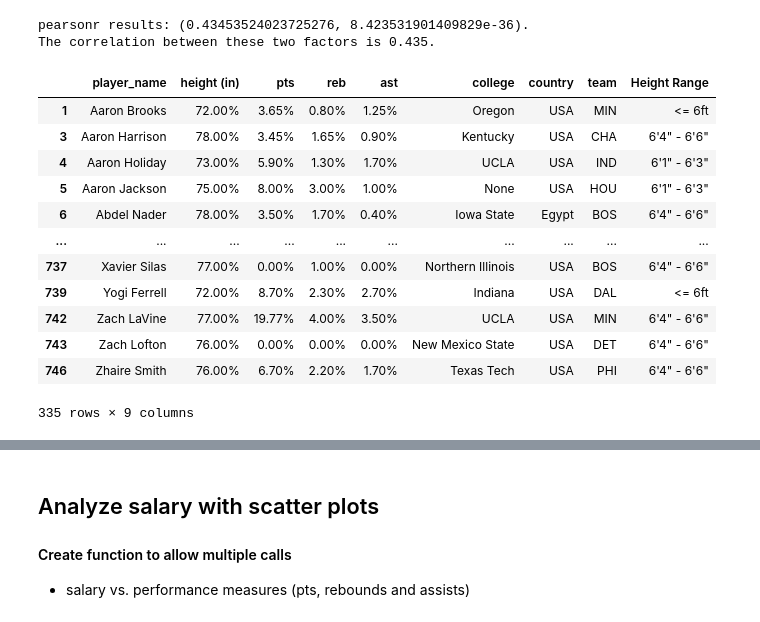
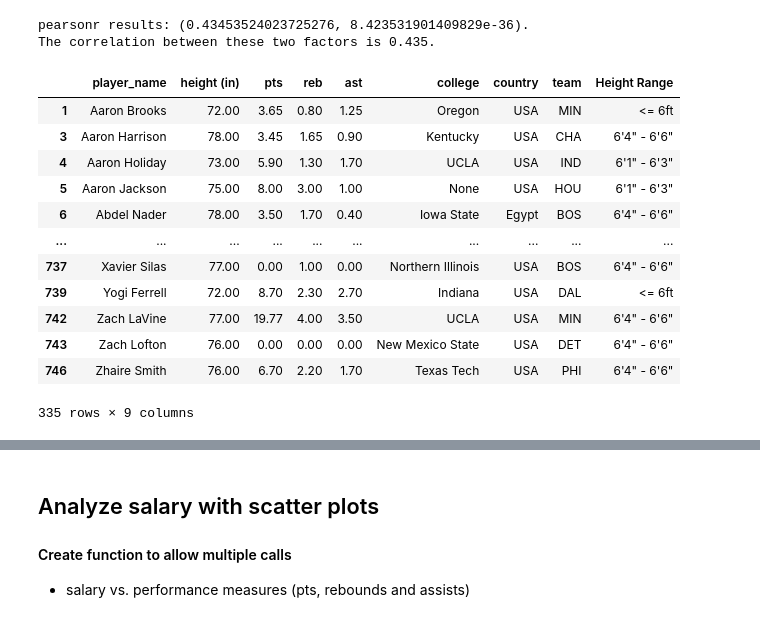
Before and after one commit to ic17rey/butler-groupA-project1, a Jupyter notebook: nba_height_project_analysis.ipynb, the cells around one changed output, grey strips where cells are left out. Saved outputs shown, nothing was run; the diff lists cells and outputs as text; code cells hidden in the pictures.

```diff
--- a/nba_height_project_analysis.ipynb
+++ b/nba_height_project_analysis.ipynb
@@ -460,22 +466,26 @@ plt.savefig(ht_vs_reb_lin_reg_output_image)
 plt.show()
 # %%
 # Explore the same kind of plotting, heights < mean
-#create chart showing rebounds players shorter than average
+# Create chart showing rebounds players shorter than average
+
+# Update the formatting
+pd.options.display.float_format = "{:.2f}".format
+
 heights_below_mean_df = nba_stats_df.loc[nba_stats_df["height (in)"] < (mean_heights_numpy)]
 heights_below_mean_df
 # %% [output]
 |  | player_name | height (in) | pts | reb | ast | college | country | team | Height Range |
-| 1 | Aaron Brooks | 72.00% | 3.65% | 0.80% | 1.25% | Oregon | USA | MIN | <= 6ft |
-| 3 | Aaron Harrison | 78.00% | 3.45% | 1.65% | 0.90% | Kentucky | USA | CHA | 6'4" - 6'6" |
-| 4 | Aaron Holiday | 73.00% | 5.90% | 1.30% | 1.70% | UCLA | USA | IND | 6'1" - 6'3" |
-| 5 | Aaron Jackson | 75.00% | 8.00% | 3.00% | 1.00% | None | USA | HOU | 6'1" - 6'3" |
-| 6 | Abdel Nader | 78.00% | 3.50% | 1.70% | 0.40% | Iowa State | Egypt | BOS | 6'4" - 6'6" |
+| 1 | Aaron Brooks | 72.00 | 3.65 | 0.80 | 1.25 | Oregon | USA | MIN | <= 6ft |
+| 3 | Aaron Harrison | 78.00 | 3.45 | 1.65 | 0.90 | Kentucky | USA | CHA | 6'4" - 6'6" |
+| 4 | Aaron Holiday | 73.00 | 5.90 | 1.30 | 1.70 | UCLA | USA | IND | 6'1" - 6'3" |
+| 5 | Aaron Jackson | 75.00 | 8.00 | 3.00 | 1.00 | None | USA | HOU | 6'1" - 6'3" |
+| 6 | Abdel Nader | 78.00 | 3.50 | 1.70 | 0.40 | Iowa State | Egypt | BOS | 6'4" - 6'6" |
 | ... | ... | ... | ... | ... | ... | ... | ... | ... | ... |
-| 737 | Xavier Silas | 77.00% | 0.00% | 1.00% | 0.00% | Northern Illinois | USA | BOS | 6'4" - 6'6" |
-| 739 | Yogi Ferrell | 72.00% | 8.70% | 2.30% | 2.70% | Indiana | USA | DAL | <= 6ft |
-| 742 | Zach LaVine | 77.00% | 19.77% | 4.00% | 3.50% | UCLA | USA | MIN | 6'4" - 6'6" |
-| 743 | Zach Lofton | 76.00% | 0.00% | 0.00% | 0.00% | New Mexico State | USA | DET | 6'4" - 6'6" |
-| 746 | Zhaire Smith | 76.00% | 6.70% | 2.20% | 1.70% | Texas Tech | USA | PHI | 6'4" - 6'6" |
+| 737 | Xavier Silas | 77.00 | 0.00 | 1.00 | 0.00 | Northern Illinois | USA | BOS | 6'4" - 6'6" |
+| 739 | Yogi Ferrell | 72.00 | 8.70 | 2.30 | 2.70 | Indiana | USA | DAL | <= 6ft |
+| 742 | Zach LaVine | 77.00 | 19.77 | 4.00 | 3.50 | UCLA | USA | MIN | 6'4" - 6'6" |
+| 743 | Zach Lofton | 76.00 | 0.00 | 0.00 | 0.00 | New Mexico State | USA | DET | 6'4" - 6'6" |
+| 746 | Zhaire Smith | 76.00 | 6.70 | 2.20 | 1.70 | Texas Tech | USA | PHI | 6'4" - 6'6" |
 335 rows × 9 columns
 # %%
 # Create function for a scatter plot of rebounds for players with ht < mean
```
Also changed, not shown: parts of 15 cells of this notebook, 6 other files.
